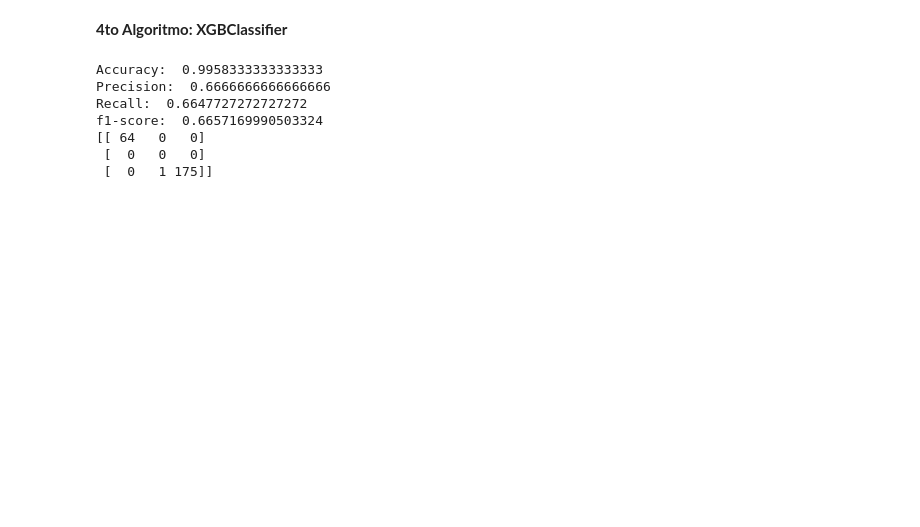
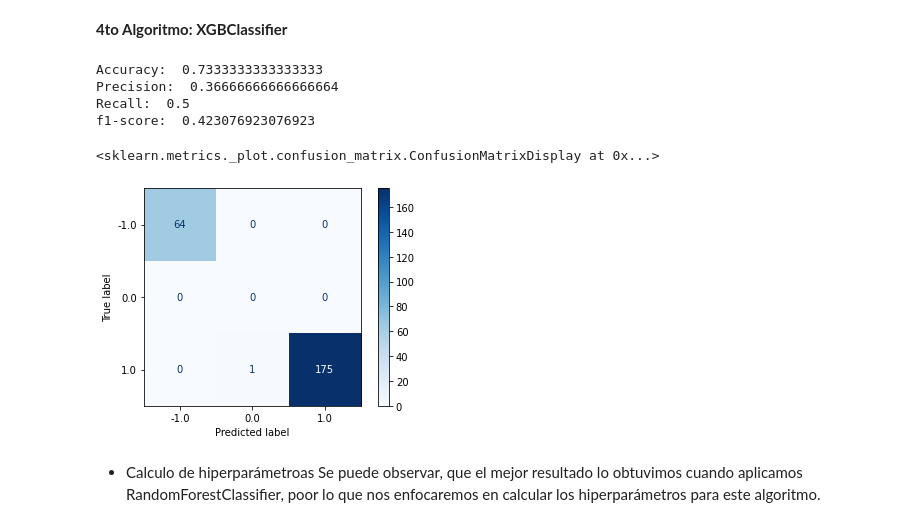
Before and after one commit to aparedesum/ProductivityPrediction, a Jupyter notebook: EvaluacionModelosProductividad.ipynb, the cells around one changed output. Drawn from its saved outputs; the diff is of its cells as text; code cells hidden in the pictures; blank space fills up the shorter version.

```diff
--- a/EvaluacionModelosProductividad.ipynb
+++ b/EvaluacionModelosProductividad.ipynb
@@ -350,22 +295,23 @@ plot_confusion_matrix(svc_model, X_test, y_test,cmap=plt.cm.Blues)
 # %% [markdown]
 **4to Algoritmo: XGBClassifier**
 # %%
-#https://www.mikulskibartosz.name/xgboost-hyperparameter-tuning-in-python-using-grid-search/
 import xgboost as xgb
 xgb_model = xgb.XGBClassifier(n_jobs=1).fit(X_train, y_train)
 predictions = xgb_model.predict(X_test)
 actuals = y_test
 print('Accuracy: ', accuracy_score(y_test, y_pred))
 print('Precision: ', precision_score(y_test, y_pred, average="macro"))
 print('Recall: ', recall_score(y_test, y_pred, average="macro", zero_division=0))
 print('f1-score: ', f1_score(y_test, y_pred, average="macro"))
-print(confusion_matrix(actuals, predictions))
+plot_confusion_matrix(xgb_model, X_test, y_test,cmap=plt.cm.Blues)
 # %% [output]
-Accuracy:  0.9958333333333333
-Precision:  0.6666666666666666
-Recall:  0.6647727272727272
-f1-score:  0.6657169990503324
-[[ 64   0   0]
- [  0   0   0]
- [  0   1 175]]
+Accuracy:  0.7333333333333333
+Precision:  0.36666666666666664
+Recall:  0.5
+f1-score:  0.423076923076923
+<sklearn.metrics._plot.confusion_matrix.ConfusionMatrixDisplay at 0x...>
+[figure, added]
+# %% [markdown]
+- Calculo de hiperparámetroas
+Se puede observar, que el mejor resultado lo obtuvimos cuando aplicamos RandomForestClassifier, poor lo que nos enfocaremos en calcular los hiperparámetros para este algoritmo.
 # %%
```
Also changed, not shown: parts of 17 cells of this notebook.
